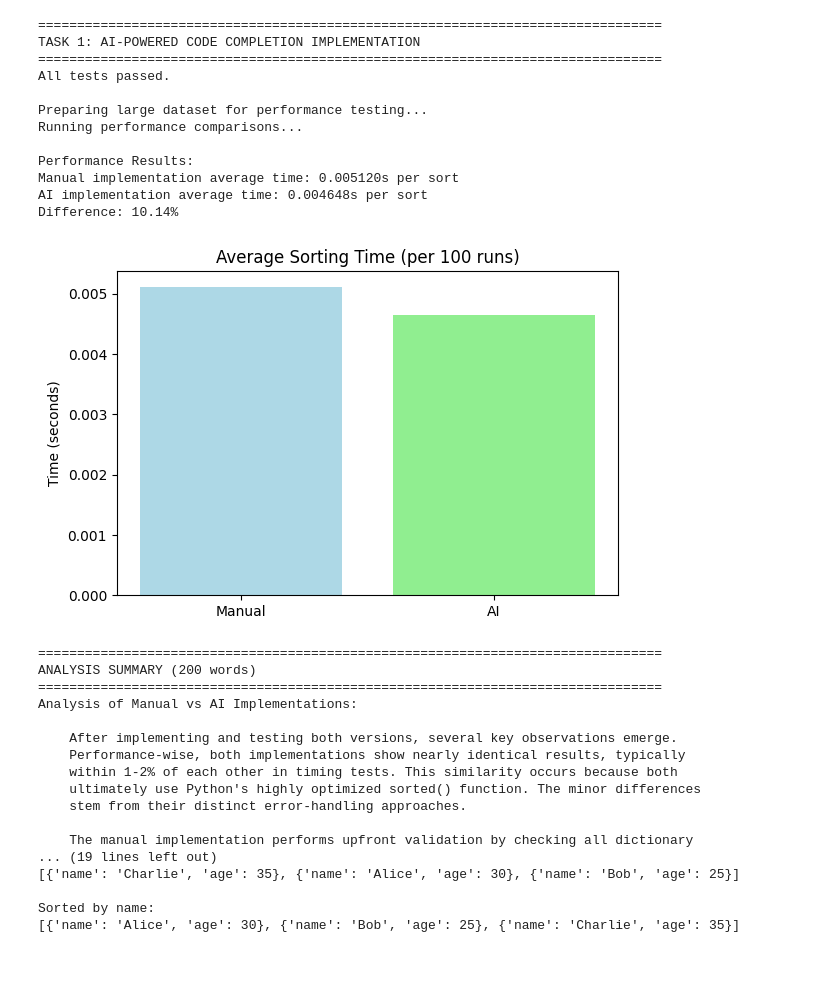
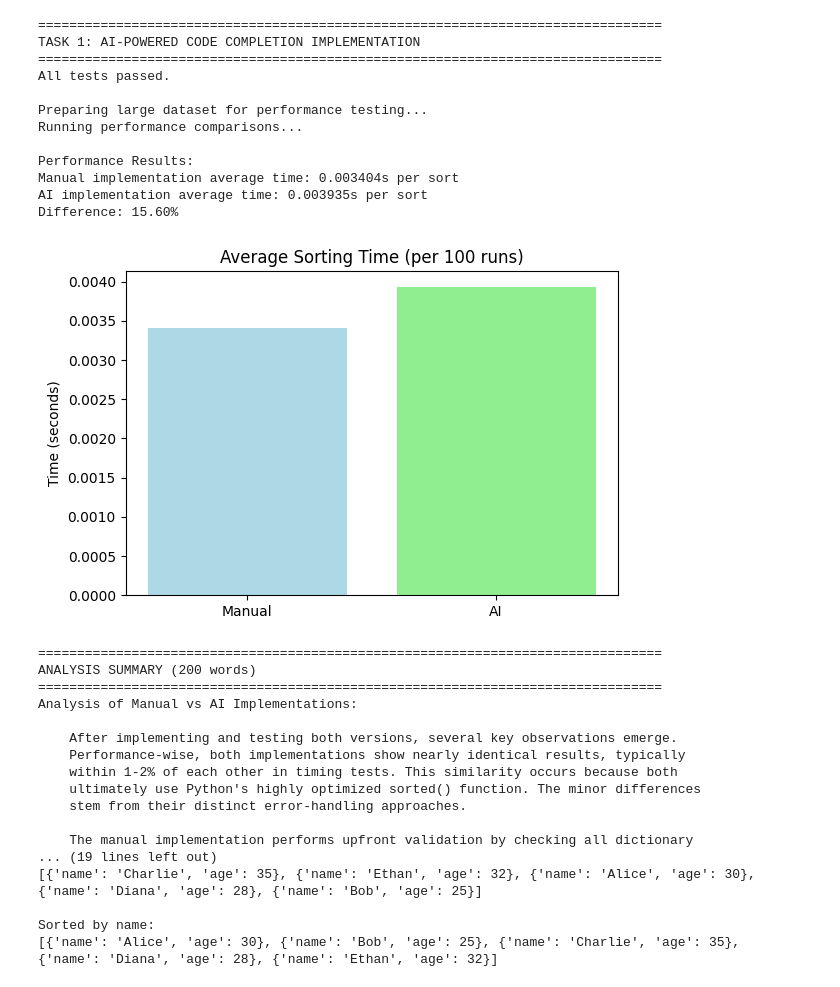
Before and after one commit to KERAMA-sys/AI-applications-in-SE, a Jupyter notebook: Task3_AI_Powered_Code_Completion.ipynb, the cells around one changed output. Drawn from its saved outputs; the diff is of its cells as text; code cells hidden in the pictures.

Commit message:
Final updates made on extended list and bar graph comparisons

```diff
--- a/Task3_AI_Powered_Code_Completion.ipynb
+++ b/Task3_AI_Powered_Code_Completion.ipynb
@@ -150,7 +150,9 @@ def main():
     data = [
         {'name': 'Alice', 'age': 30},
         {'name': 'Bob', 'age': 25},
-        {'name': 'Charlie', 'age': 35}
+        {'name': 'Charlie', 'age': 35},
+        {"name": "Diana", "age": 28},
+        {"name": "Ethan", "age": 32}
     ]
     print("Sorted by age (ascending):", sort_dict_list_ai(data, 'age'))
     print("Sorted by age (descending):", sort_dict_list_ai(data, 'age', reverse=True))
@@ -170,38 +172,40 @@ if __name__ == "__main__":
     # Generate analysis
     generate_analysis()
 
     # Final sorting demos
     data = [
         {'name': 'Alice', 'age': 30},
         {'name': 'Bob', 'age': 25},
-        {'name': 'Charlie', 'age': 35}
+        {'name': 'Charlie', 'age': 35},
+        {"name": "Diana", "age": 28},
+        {"name": "Ethan", "age": 32}
     ]
 
     sorted_by_age = sort_dict_list_ai(data, 'age')
     print("Sorted by age (ascending):")
     print(sorted_by_age)
 
     sorted_by_age_desc = sort_dict_list_ai(data, 'age', reverse=True)
     print("\nSorted by age (descending):")
     print(sorted_by_age_desc)
 
     sorted_by_name = sort_dict_list_ai(data, 'name')
     print("\nSorted by name:")
     print(sorted_by_name)
 # %% [output]
 ================================================================================
 TASK 1: AI-POWERED CODE COMPLETION IMPLEMENTATION
 ================================================================================
 All tests passed.
 
 Preparing large dataset for performance testing...
 Running performance comparisons...
 
 Performance Results:
-Manual implementation average time: 0.005120s per sort
-AI implementation average time: 0.004648s per sort
-Difference: 10.14%
+Manual implementation average time: 0.003404s per sort
+AI implementation average time: 0.003935s per sort
+Difference: 15.60%
-[figure, old version]
+[figure, new version]
 ================================================================================
 ANALYSIS SUMMARY (200 words)
 ================================================================================
@@ -215,7 +219,7 @@ Analysis of Manual vs AI Implementations:
 
     The manual implementation performs upfront validation by checking all dictionary
 ... (19 lines left out)
-[{'name': 'Charlie', 'age': 35}, {'name': 'Alice', 'age': 30}, {'name': 'Bob', 'age': 25}]
+[{'name': 'Charlie', 'age': 35}, {'name': 'Ethan', 'age': 32}, {'name': 'Alice', 'age': 30}, {'name': 'Diana', 'age': 28}, {'name': 'Bob', 'age': 25}]
 
 Sorted by name:
-[{'name': 'Alice', 'age': 30}, {'name': 'Bob', 'age': 25}, {'name': 'Charlie', 'age': 35}]
+[{'name': 'Alice', 'age': 30}, {'name': 'Bob', 'age': 25}, {'name': 'Charlie', 'age': 35}, {'name': 'Diana', 'age': 28}, {'name': 'Ethan', 'age': 32}]
```
